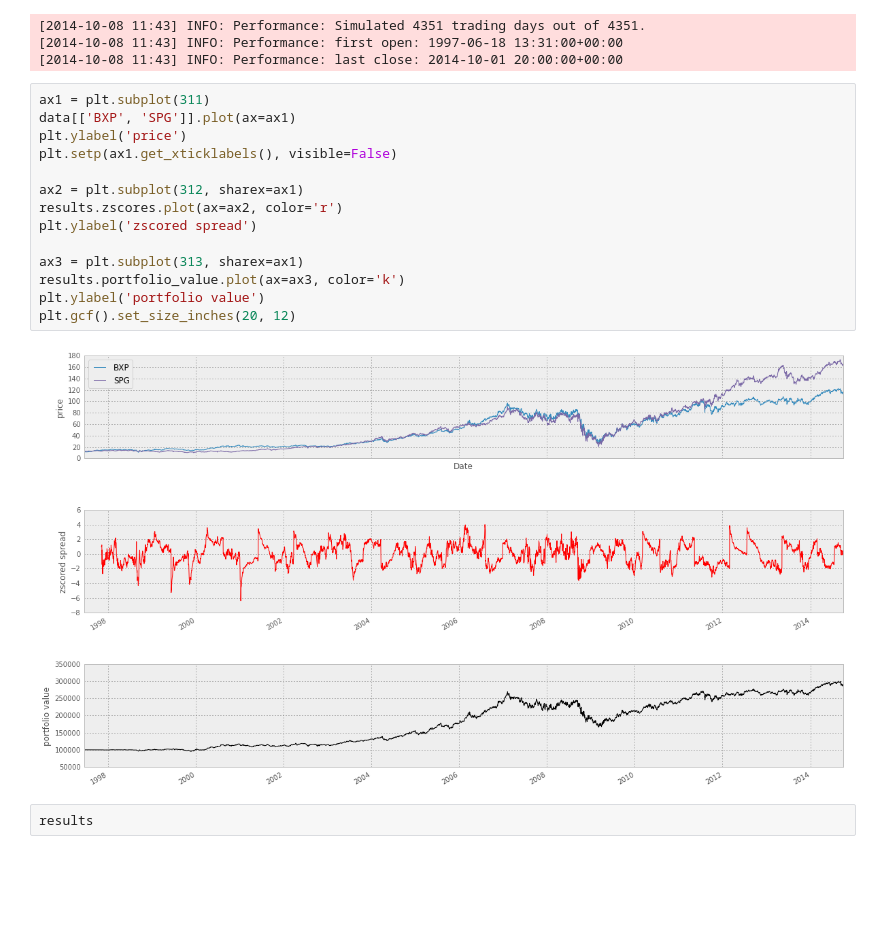
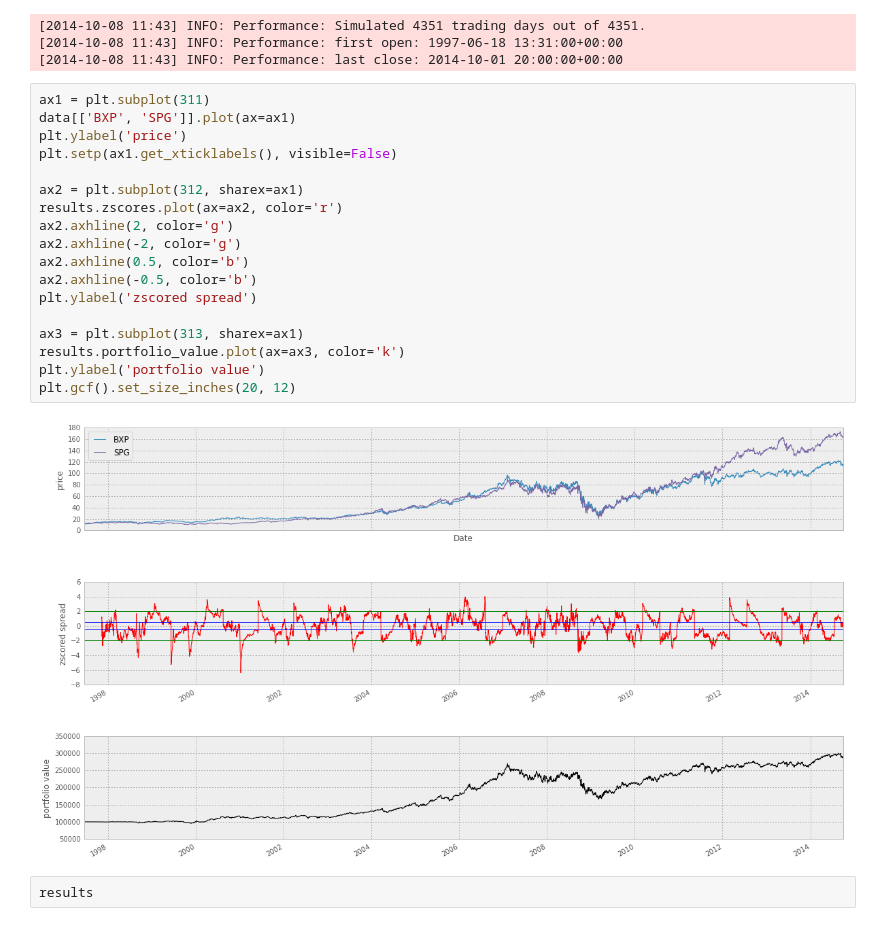
Before and after one commit to LuoYisheng/Cloud-computing-analytics-for-trading-algorithm, a Jupyter notebook: 3. Spread_Trading.ipynb, the cells around one changed output. Cells and saved outputs as stored; diff of their text form; blank space fills up the shorter version.

```diff
--- a/3. Spread_Trading.ipynb
+++ b/3. Spread_Trading.ipynb
@@ -158,19 +158,23 @@ data['spreads'] = np.nan
 # %%
 ax1 = plt.subplot(311)
 data[['BXP', 'SPG']].plot(ax=ax1)
 plt.ylabel('price')
 plt.setp(ax1.get_xticklabels(), visible=False)
 
 ax2 = plt.subplot(312, sharex=ax1)
 results.zscores.plot(ax=ax2, color='r')
+ax2.axhline(2, color='g')
+ax2.axhline(-2, color='g')
+ax2.axhline(0.5, color='b')
+ax2.axhline(-0.5, color='b')
 plt.ylabel('zscored spread')
 
 ax3 = plt.subplot(313, sharex=ax1)
 results.portfolio_value.plot(ax=ax3, color='k')
 plt.ylabel('portfolio value')
 plt.gcf().set_size_inches(20, 12)
 # %% [output]
-[figure, old version]
+[figure, new version]
 # %%
 results
 # %% [output]
```
Also changed, not shown: parts of 1 cell of this notebook, 3 other files.
